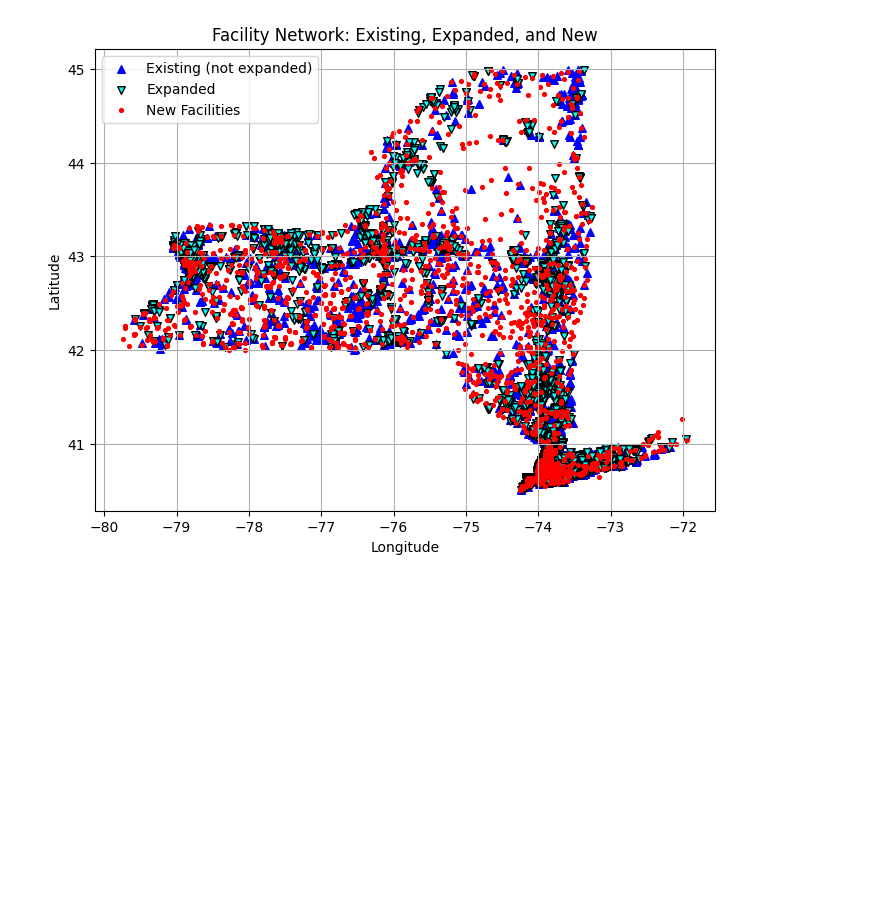
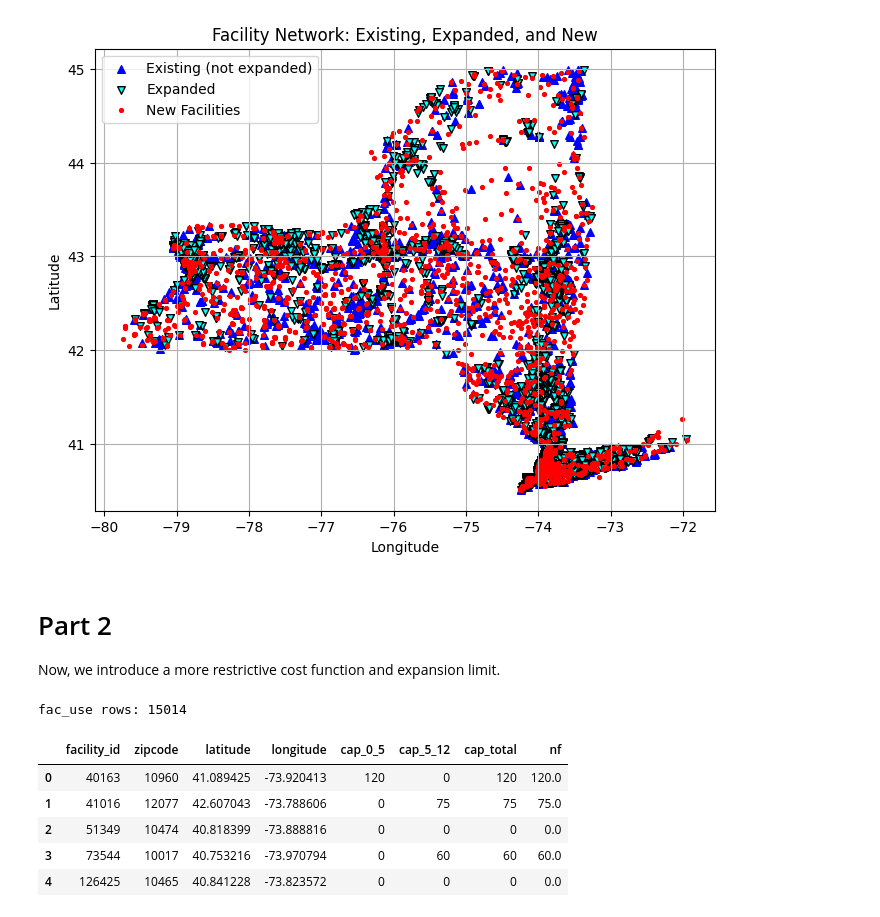
Before and after one commit to sabrinawangmeixu/IEOR-4004-Project-1, a Jupyter notebook: IEOR 4004 Project 1.ipynb, the cells around one changed output. Cells and saved outputs as stored; diff of their text form; code cells hidden in the pictures; blank space fills up the shorter version.

```diff
--- a/IEOR 4004 Project 1.ipynb
+++ b/IEOR 4004 Project 1.ipynb
@@ -617,3 +619,53 @@ fac_new = fac_new.dropna(subset=['latitude', 'longitude'])
 3   10001  expansion_under5    NaN    496.0
 4   10002         expansion    NaN   1410.0
 [figure]
+# %% [markdown]
+# Part 2
+
+Now, we introduce a more restrictive cost function and expansion limit.
+# %%
+fac_raw = pd.read_csv("/Users/sabrina/Desktop/MGT 189/IEOR-4004-Project-1/ChildCareDeserts_Data/child_care_regulated.csv")
+
+def clean_zip_col(s):
+    s = s.astype(str).str.extract(r'(\d{5})')[0]
+    return s.fillna("").str.zfill(5)
+
+# Adjust these names to your CSV headers if different:
+cap_infant   = pd.to_numeric(fac_raw.get("infant_capacity", 0), errors="coerce").fillna(0)
+cap_toddler  = pd.to_numeric(fac_raw.get("toddler_capacity", 0), errors="coerce").fillna(0)
+cap_preK     = pd.to_numeric(fac_raw.get("preschool_capacity", 0), errors="coerce").fillna(0)
+cap_school   = pd.to_numeric(fac_raw.get("school_age_capacity", 0), errors="coerce").fillna(0)
+
+
+# --- compute age-group totals ---
+fac_use = fac_raw.copy()
+fac_use.rename(columns={"zip_code": "zipcode"}, inplace=True)
+fac_use["cap_0_5"]   = fac_use["infant_capacity"] + fac_use["toddler_capacity"] + fac_use["preschool_capacity"]
+fac_use["cap_5_12"]  = fac_use["school_age_capacity"]
+fac_use["cap_total"] = fac_use["cap_0_5"] + fac_use["cap_5_12"]
+
+# --- keep only rows with usable coordinates ---
+fac_use["latitude"]  = pd.to_numeric(fac_use["latitude"], errors="coerce")
+fac_use["longitude"] = pd.to_numeric(fac_use["longitude"], errors="coerce")
+fac_use = fac_use.dropna(subset=["latitude", "longitude", "zipcode"]).copy()
+
+# --- assign facility id and nf (current total slots) ---
+fac_use["facility_id"] = fac_use["facility_id"].astype(str)
+fac_use["nf"] = fac_use["cap_total"].astype(float)
+
+# --- final tidy columns ---
+fac_use = fac_use[[
+    "facility_id", "zipcode", "latitude", "longitude",
+    "cap_0_5", "cap_5_12", "cap_total", "nf"
+]].reset_index(drop=True)
+
+print(f"fac_use rows: {len(fac_use)}")
+display(fac_use.head())
+# %% [output]
+fac_use rows: 15014
+|  | facility_id | zipcode | latitude | longitude | cap_0_5 | cap_5_12 | cap_total | nf |
+| 0 | 40163 | 10960 | 41.089425 | -73.920413 | 120 | 0 | 120 | 120.0 |
+| 1 | 41016 | 12077 | 42.607043 | -73.788606 | 0 | 75 | 75 | 75.0 |
+| 2 | 51349 | 10474 | 40.818399 | -73.888816 | 0 | 0 | 0 | 0.0 |
+| 3 | 73544 | 10017 | 40.753216 | -73.970794 | 0 | 60 | 60 | 60.0 |
+| 4 | 126425 | 10465 | 40.841228 | -73.823572 | 0 | 0 | 0 | 0.0 |
```
Also changed, not shown: parts of 4 cells of this notebook.
